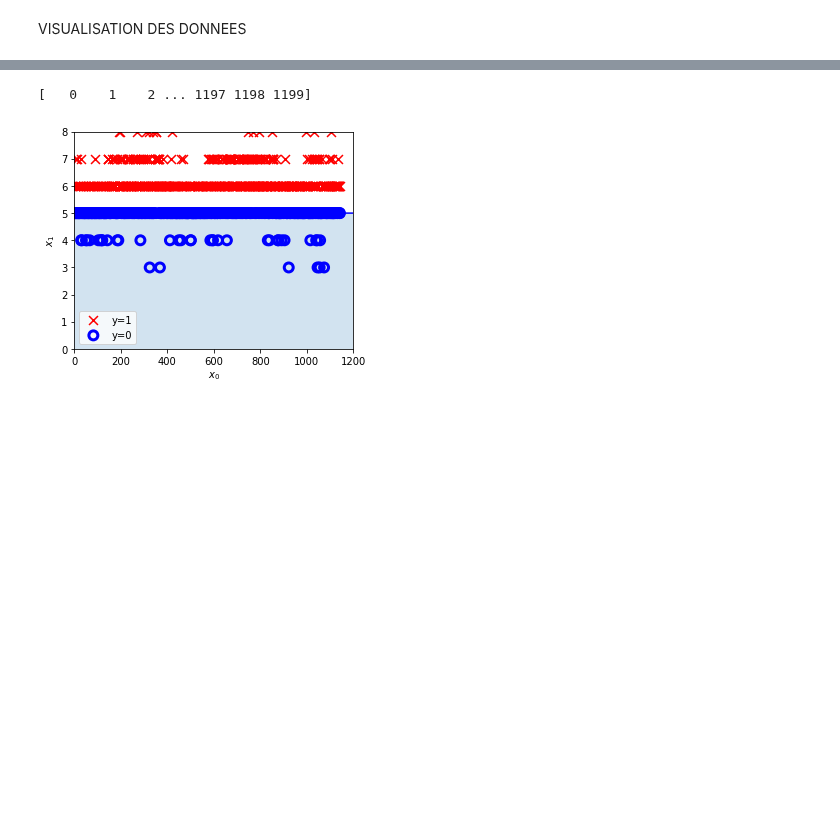
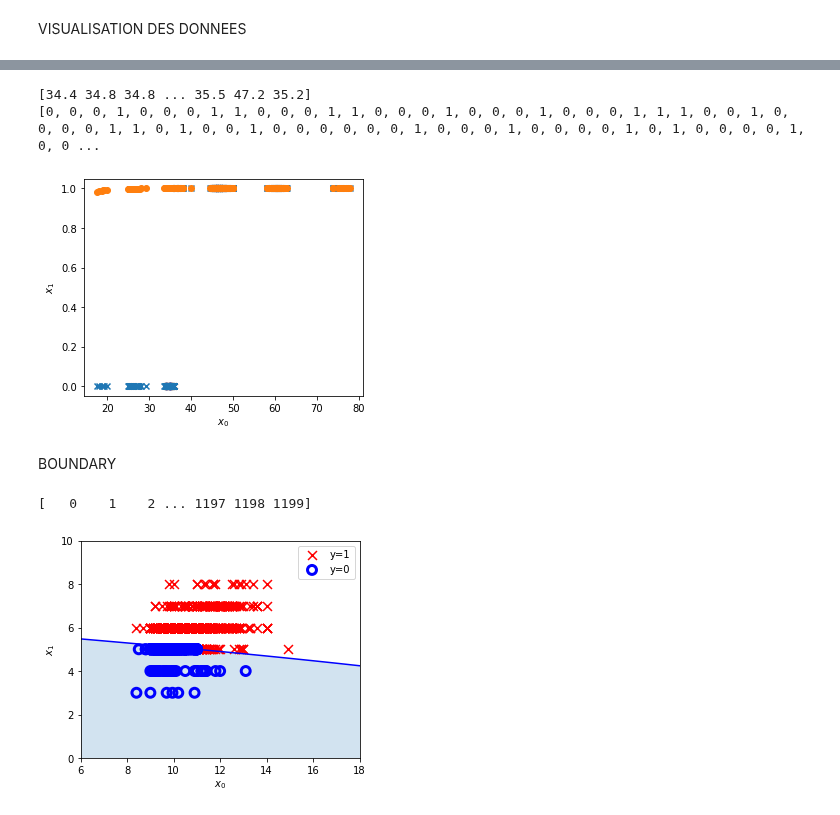
Before and after one commit to HenriS67/wineQualityPrediction, a Jupyter notebook: TPclassification.ipynb, the cells around one changed output, grey strips where cells are left out. Cells and saved outputs as stored; diff of their text form; code cells hidden in the pictures; blank space fills up the shorter version.

```diff
--- a/TPclassification.ipynb
+++ b/TPclassification.ipynb
@@ -66,13 +94,58 @@ plt.show()
+# %%
+def sigmoid(z):
+    """
+    Compute the sigmoid of z
+
+    Args:
+        z (ndarray): A scalar, numpy array of any size.
+
+    Returns:
+        g (ndarray): sigmoid(z), with the same shape as z
+
+    """
+
+    g = 1/(1+np.exp(-z))
+
+    return g
+# %%
+x_train=[]
+for loop in range(len(x)):
+    x_train.append(x[loop,0]+x[loop,1]*x[loop,1])
+x_train=np.asarray(x_train)
+
+y_train = y
+print(x_train)
+print(y_train)
+w_in = 0.4
+b_in = -3
+
+z=x_train*w_in +b_in
+
+
+fig,ax = plt.subplots(1,1,figsize=(5,4))
+
+ax.scatter(x_train,y_train,marker="x")
+ax.scatter(x_train,sigmoid(z))
+ax.set_ylabel(r'$x_1$')
+ax.set_xlabel(r'$x_0$')
+plt.show()
+# %% [output]
+[34.4 34.8 34.8 ... 35.5 47.2 35.2]
+[0, 0, 0, 1, 0, 0, 0, 1, 1, 0, 0, 0, 1, 1, 0, 0, 0, 1, 0, 0, 0, 1, 0, 0, 0, 1, 1, 1, 0, 0, 1, 0, 0, 0, 0, 1, 1, 0, 1, 0, 0, 1, 0, 0, 0, 0, 0, 0, 1, 0, 0, 0, 1, 0, 0, 0, 0, 1, 0, 1, 0, 0, 0, 0, 1, 0, 0 ...
+[figure, added]
+# %% [markdown]
+BOUNDARY
 # %%
 # Choose values between 0 and 6
 x0 = np.arange(1200)
 print(x0)
 import math
-x1 = x0*0+5
+#x[loop,0]+x[loop,1]*x[loop,1]>11+5*5
+x1 = np.sqrt(-x0+11+5*5)
 fig,ax = plt.subplots(1,1,figsize=(5,4))
 # Plot the decision boundary
 ax.plot(x0,x1, c="b")
-ax.axis([0, 1200, 0, 8])
+ax.axis([6, 18, 0, 10])
 
 # Fill the region below the line
 ax.fill_between(x0,x1, alpha=0.2)
@@ -84,4 +157,4 @@ ax.set_xlabel(r'$x_0$')
 plt.show()
 # %% [output]
 [   0    1    2 ... 1197 1198 1199]
-[figure, old version]
+[figure, new version]
```
Also changed, not shown: parts of 5 cells of this notebook.
